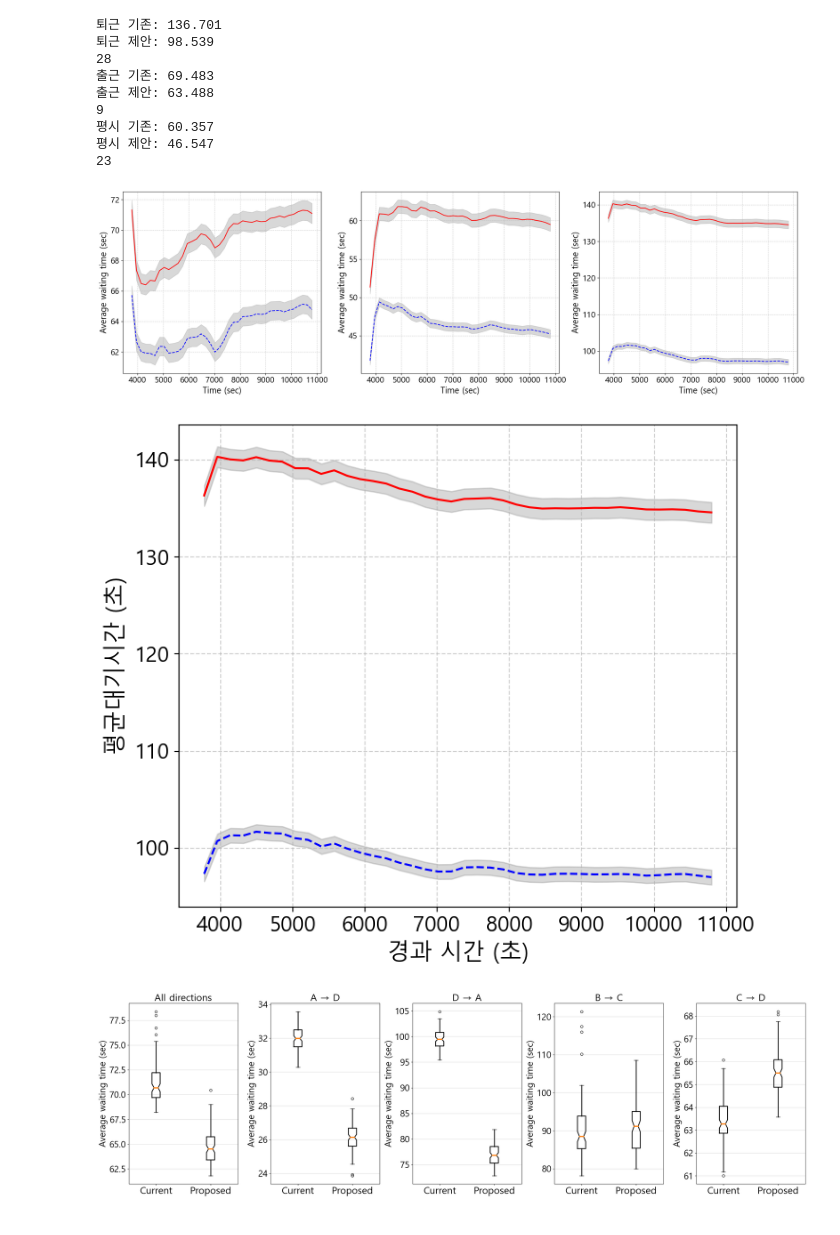
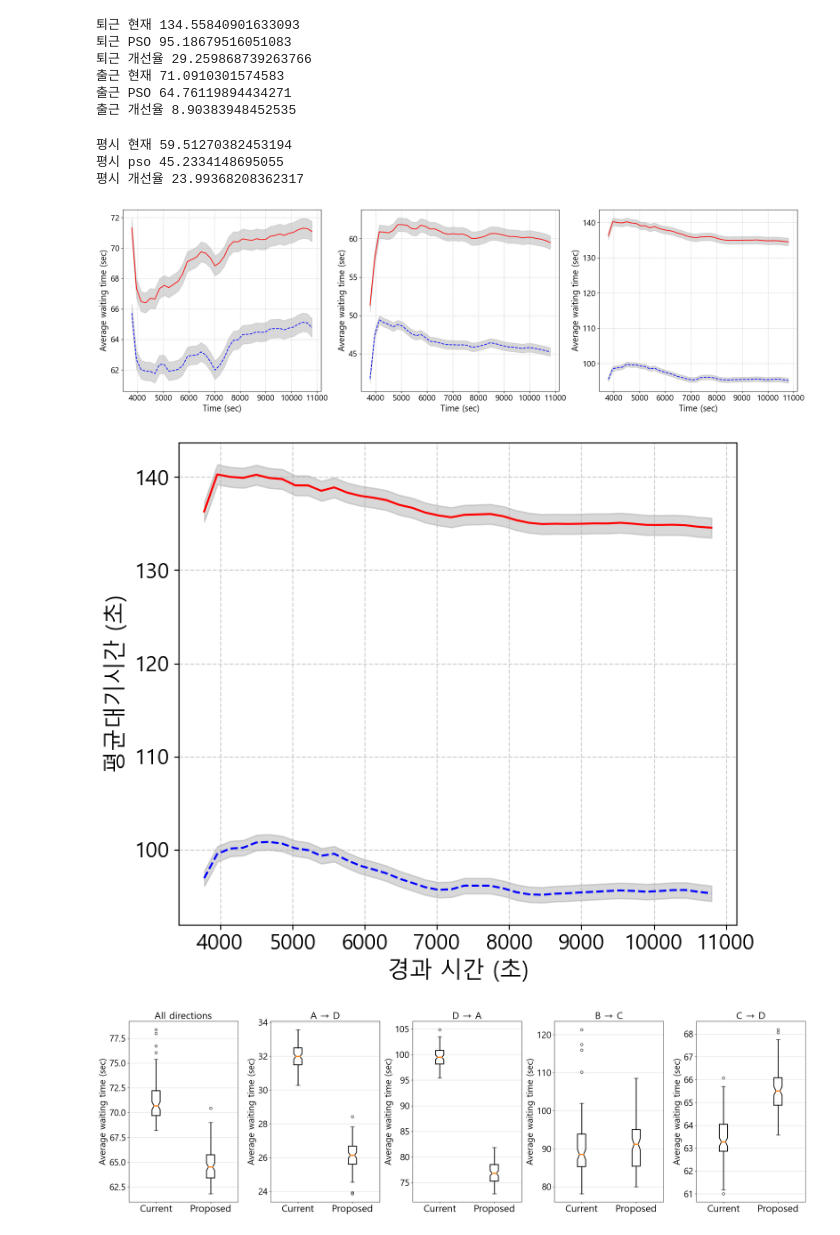
Before and after one commit to pjh09050/Graduation-research, a Jupyter notebook: 시각화 plot/total_graph.ipynb, the cells around one changed output. Drawn from its saved outputs; the diff is of its cells as text; code cells hidden in the pictures.

```diff
--- a/시각화 plot/total_graph.ipynb
+++ b/시각화 plot/total_graph.ipynb
@@ -7,7 +7,7 @@ import matplotlib.pyplot as plt
 plt.rc('font', family='Malgun Gothic')
 
 df_current = pd.read_csv('퇴근_기존 신호 시뮬레이션 결과.csv')
-df_pso = pd.read_csv('퇴근_PSO 1 신호 시뮬레이션 결과.csv')
+df_pso = pd.read_csv('퇴근_0.2_1_1_신호 시뮬레이션 결과.csv')
 
 current_datasets = df_current.iloc[:,1:].values.tolist()
 pso_datasets = df_pso.iloc[:,1:].values.tolist()
@@ -35,7 +35,7 @@ for i in range(n):
 
     upper_combined_current[i] = combined_mean_current + combined_margin_error_current
     lower_combined_current[i] = combined_mean_current - combined_margin_error_current
-
+print('퇴근 현재', combined_mean_current)
 # Calculate combined confidence intervals for the 'PSO' datasets
 for i in range(n):
     means_pso = [dataset[i] for dataset in pso_datasets]
@@ -50,7 +50,8 @@ for i in range(n):
 
     upper_combined_pso[i] = combined_mean_pso + combined_margin_error_pso
     lower_combined_pso[i] = combined_mean_pso - combined_margin_error_pso
-
+print('퇴근 PSO', combined_mean_pso)
+print('퇴근 개선율', 100-(combined_mean_pso/combined_mean_current*100))
 plt.figure(figsize=(20, 6))
 
 # Plot 'current' datasets
@@ -74,11 +75,7 @@ plt.xlabel('Time (sec)', fontsize=17)
 plt.ylabel('Average waiting time (sec)', fontsize=17)
 plt.grid(True, linestyle='--', alpha=0.6)
 plt.tight_layout()
-a = round(np.mean(current_datasets),3)
-b = round(np.mean(pso_datasets),3)
-print('퇴근 기존:',a)
-print('퇴근 제안:',b)
-print(round(100-(b/a*100)))
+
 #################################################################################################################################################
 # 출근
 import numpy as np
@@ -114,7 +111,7 @@ for i in range(n):
 
     upper_combined_current[i] = combined_mean_current + combined_margin_error_current
     lower_combined_current[i] = combined_mean_current - combined_margin_error_current
-
+print('출근 현재', combined_mean_current)
 # Calculate combined confidence intervals for the 'PSO' datasets
 for i in range(n):
     means_pso = [dataset[i] for dataset in pso_datasets]
@@ -128,7 +125,8 @@ for i in range(n):
 
     upper_combined_pso[i] = combined_mean_pso + combined_margin_error_pso
     lower_combined_pso[i] = combined_mean_pso - combined_margin_error_pso
-
+print('출근 PSO', combined_mean_pso)
+print('출근 개선율', 100-(combined_mean_pso/combined_mean_current*100))
 #plt.figure(figsize=(16, 8))
 
 # Plot 'current' datasets
@@ -152,11 +150,7 @@ plt.ylabel('Average waiting time (sec)', fontsize=17)
 plt.grid(True, linestyle='--', alpha=0.6)
 plt.tight_layout()
 # plt.show()
-a = round(np.mean(current_datasets),3)
-b = round(np.mean(pso_datasets),3)
-print('출근 기존:',a)
-print('출근 제안:',b)
-print(round(100-(b/a*100)))
+
 #################################################################################################################################################
 # 평시
 import numpy as np
@@ -192,6 +186,7 @@ for i in range(n):
 
     upper_combined_current[i] = combined_mean_current + combined_margin_error_current
     lower_combined_current[i] = combined_mean_current - combined_margin_error_current
+print('평시 현재', combined_mean_current)
 
 # Calculate combined confidence intervals for the 'PSO' datasets
 for i in range(n):
@@ -206,9 +201,9 @@ for i in range(n):
 
     upper_combined_pso[i] = combined_mean_pso + combined_margin_error_pso
     lower_combined_pso[i] = combined_mean_pso - combined_margin_error_pso
-
+print('평시 pso', combined_mean_pso)
 #plt.figure(figsize=(16, 8))
-
+print('평시 개선율', 100-(combined_mean_pso/combined_mean_current*100))
 # Plot 'current' datasets
 # for i, dataset in enumerate(current_datasets):
 #     plt.plot(range(n), dataset, label=f'Current Dataset {i + 1}', linestyle='dashed')
@@ -231,22 +226,17 @@ plt.ylabel('Average waiting time (sec)', fontsize=17)
 plt.grid(True, linestyle='--', alpha=0.6)
 plt.tight_layout()
 #print(pso_datasets[-1])
-a = round(np.mean(current_datasets),3)
-b = round(np.mean(pso_datasets),3)
-print('평시 기존:',a)
-print('평시 제안:',b)
-print(round(100-(b/a*100)))
 # %% [output]
-퇴근 기존: 136.701
-퇴근 제안: 98.539
-28
-출근 기존: 69.483
-출근 제안: 63.488
-9
-평시 기존: 60.357
-평시 제안: 46.547
-23
+퇴근 현재 134.55840901633093
+퇴근 PSO 95.18679516051083
+퇴근 개선율 29.259868739263766
+출근 현재 71.0910301574583
+출근 PSO 64.76119894434271
+출근 개선율 8.90383948452535
+평시 현재 59.51270382453194
+평시 pso 45.2334148695055
+평시 개선율 23.99368208362317
-[figure, old version]
+[figure, new version]
 # %%
 #################################################################################################################################################
 # 퇴근
@@ -256,7 +246,7 @@ import matplotlib.pyplot as plt
 plt.rc('font', family='Malgun Gothic')
 
 df_current = pd.read_csv('퇴근_기존 신호 시뮬레이션 결과.csv')
-df_pso = pd.read_csv('퇴근_PSO 1 신호 시뮬레이션 결과.csv')
+df_pso = pd.read_csv('퇴근_0.2_2_1_신호 시뮬레이션 결과.csv')
 
 current_datasets = df_current.iloc[:,1:].values.tolist()
 pso_datasets = df_pso.iloc[:,1:].values.tolist()
@@ -283,34 +273,34 @@ for i in range(n):
     upper_combined_current[i] = combined_mean_current + combined_margin_error_current
     lower_combined_current[i] = combined_mean_current - combined_margin_error_current
 
 for i in range(n):
     means_pso = [dataset[i] for dataset in pso_datasets]
     std_devs_pso = [np.std(dataset) for dataset in pso_datasets]
 
     margin_errors_pso = [z * (std_dev / np.sqrt(n)) for std_dev in std_devs_pso]
 
     # Calculate the combined confidence interval (for the mean of 'PSO' datasets)
     combined_mean_pso = np.mean(means_pso)
     combined_margin_error_pso = np.sqrt(np.sum([error ** 2 for error in margin_errors_pso]) / len(pso_datasets))
 
     upper_combined_pso[i] = combined_mean_pso + combined_margin_error_pso
     lower_combined_pso[i] = combined_mean_pso - combined_margin_error_pso
 
 plt.figure(figsize=(20, 6))
 plt.subplot(1,3,3)
 plt.plot(np.linspace(3780, 10800, 40), [(np.mean([dataset[i] for dataset in current_datasets])) for i in range(n)], label='기존 신호', color='red')
 plt.plot(np.linspace(3780, 10800, 40), [(np.mean([dataset[i] for dataset in pso_datasets])) for i in range(n)], '--', label='제안 신호', color='blue')
 plt.fill_between(np.linspace(3780, 10800, 40), lower_combined_current, upper_combined_current, alpha=0.3, color='gray', label='신뢰구간 95%')
 plt.fill_between(np.linspace(3780, 10800, 40), lower_combined_pso, upper_combined_pso, alpha=0.3, color='gray')
 
 plt.xticks(fontsize=16)
 plt.yticks(fontsize=16)
 plt.xlabel('경과 시간 (초)', fontsize=17)
 plt.ylabel('평균대기시간 (초)', fontsize=17)
 plt.grid(True, linestyle='--', alpha=0.6)
 plt.tight_layout()
 # %% [output]
-[figure, old version]
+[figure, new version]
 # %%
 import pandas as pd
 import matplotlib.pyplot as plt
```
Also changed, not shown: parts of 2 cells of this notebook, 37 other files.
